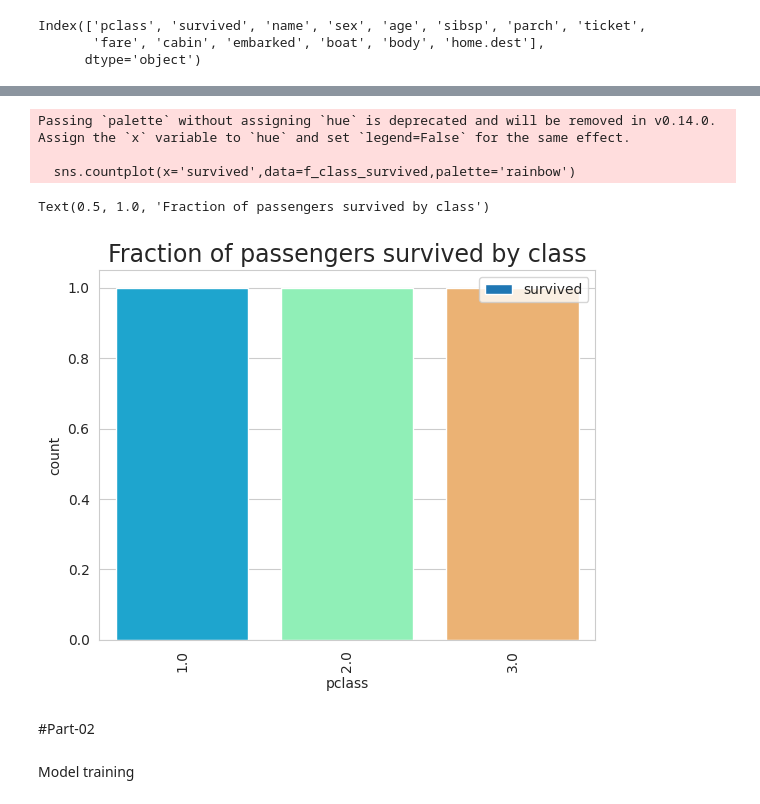
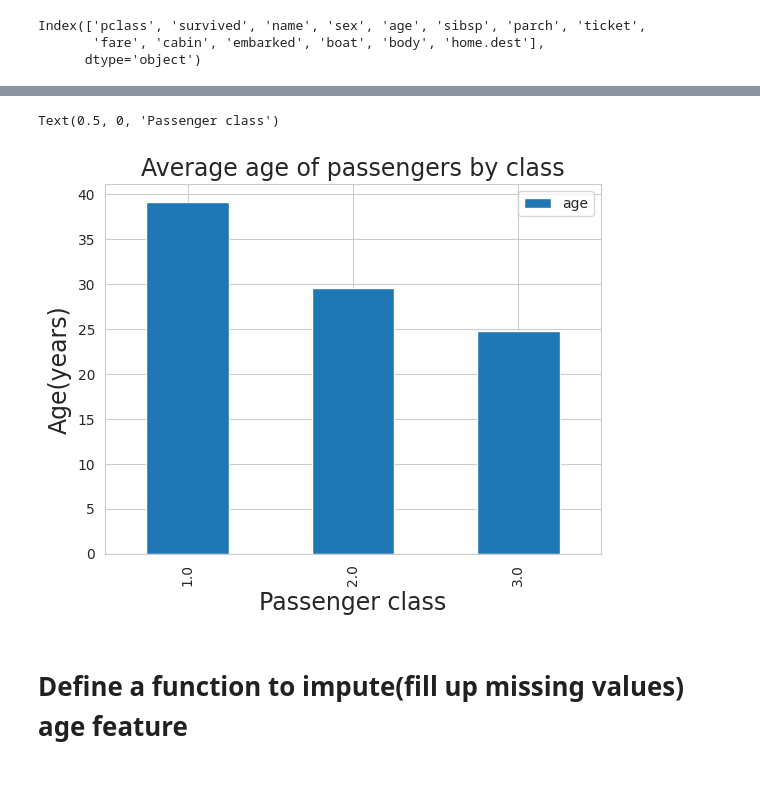
Before and after one commit to 2303A51087/AIML-2025, a Jupyter notebook: Lab05_AIML.ipynb, the cells around one changed output, grey strips where cells are left out. Drawn from its saved outputs; the diff is of its cells as text; code cells hidden in the pictures.

```diff
--- a/Lab05_AIML.ipynb
+++ b/Lab05_AIML.ipynb
@@ -18,0 +16,3 @@ df.head()
+# %%
+df=pd.read_csv("titanic.csv")
+df.head()
@@ -116,17 +128,12 @@ plots of thefraction of passenger count that survived by each class
 # %%
-f_class_survived=df.groupby('pclass')['survived'].mean()
-f_class_survived=pd.DataFrame(f_class_survived)
-f_class_survived
-f_class_survived.plot.bar(y='survived')
-sns.countplot(x='survived',data=f_class_survived,palette='rainbow')
-plt.title("Fraction of passengers survived by class",fontsize=17)
+f_class_Age=df.groupby('pclass')['age'].mean()
+f_class_Age=pd.DataFrame(f_class_Age)
+f_class_Age.plot.bar(y='age')
+pit.title("Average age of passengers by class",fontsize=17)
+pit.ylabel("Age(years)",fontsize=17)
+pit.xlabel("Passenger class",fontsize=17)
 # %% [output]
-Passing `palette` without assigning `hue` is deprecated and will be removed in v0.14.0. Assign the `x` variable to `hue` and set `legend=False` for the same effect.
-
-  sns.countplot(x='survived',data=f_class_survived,palette='rainbow')
+Text(0.5, 0, 'Passenger class')
-Text(0.5, 1.0, 'Fraction of passengers survived by class')
-[figure, old version]
+[figure, new version]
-# %% [markdown]
-#Part-02
-# %% [markdown]
-Model training
+# %% [markdown]
+# Define a function to impute(fill up missing values) age feature
```
Also changed, not shown: parts of 34 cells of this notebook.
